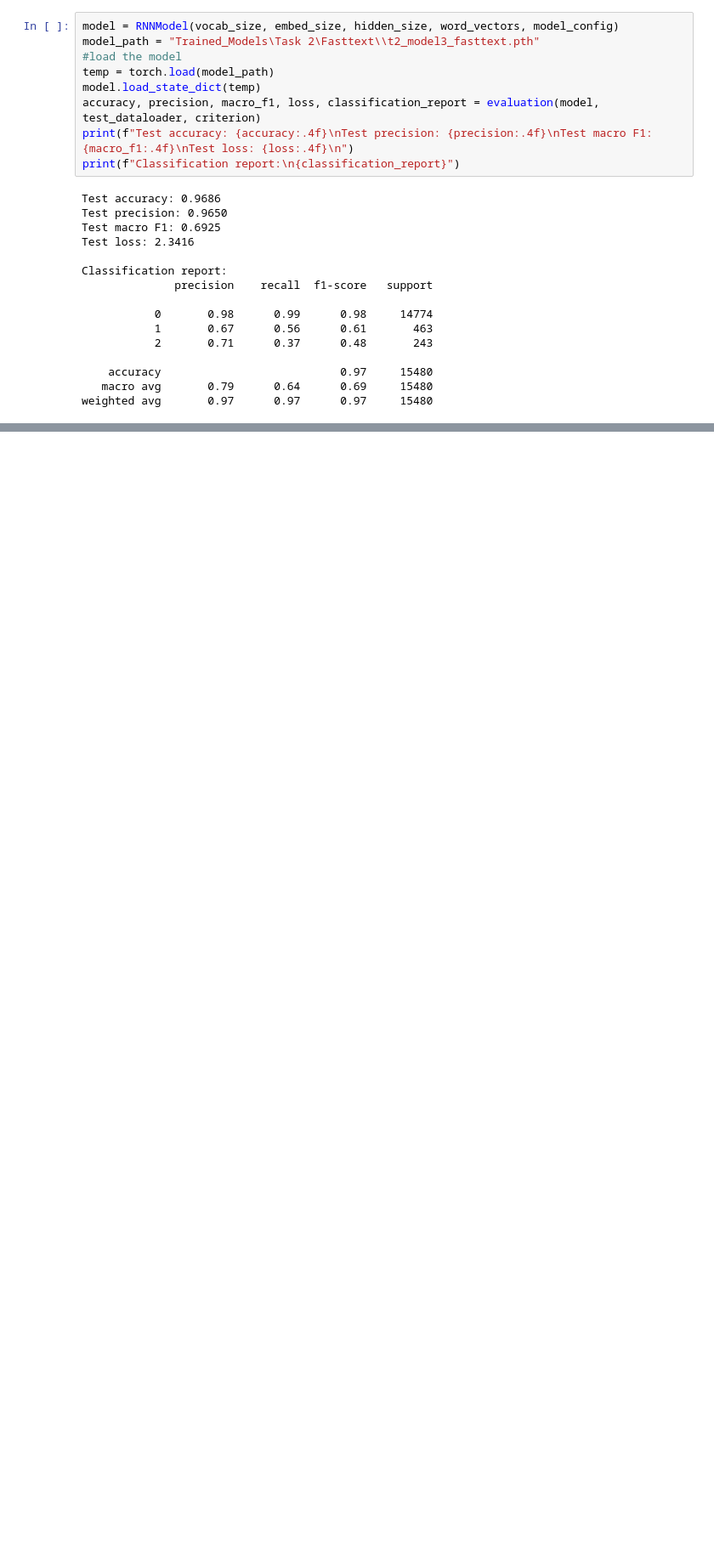
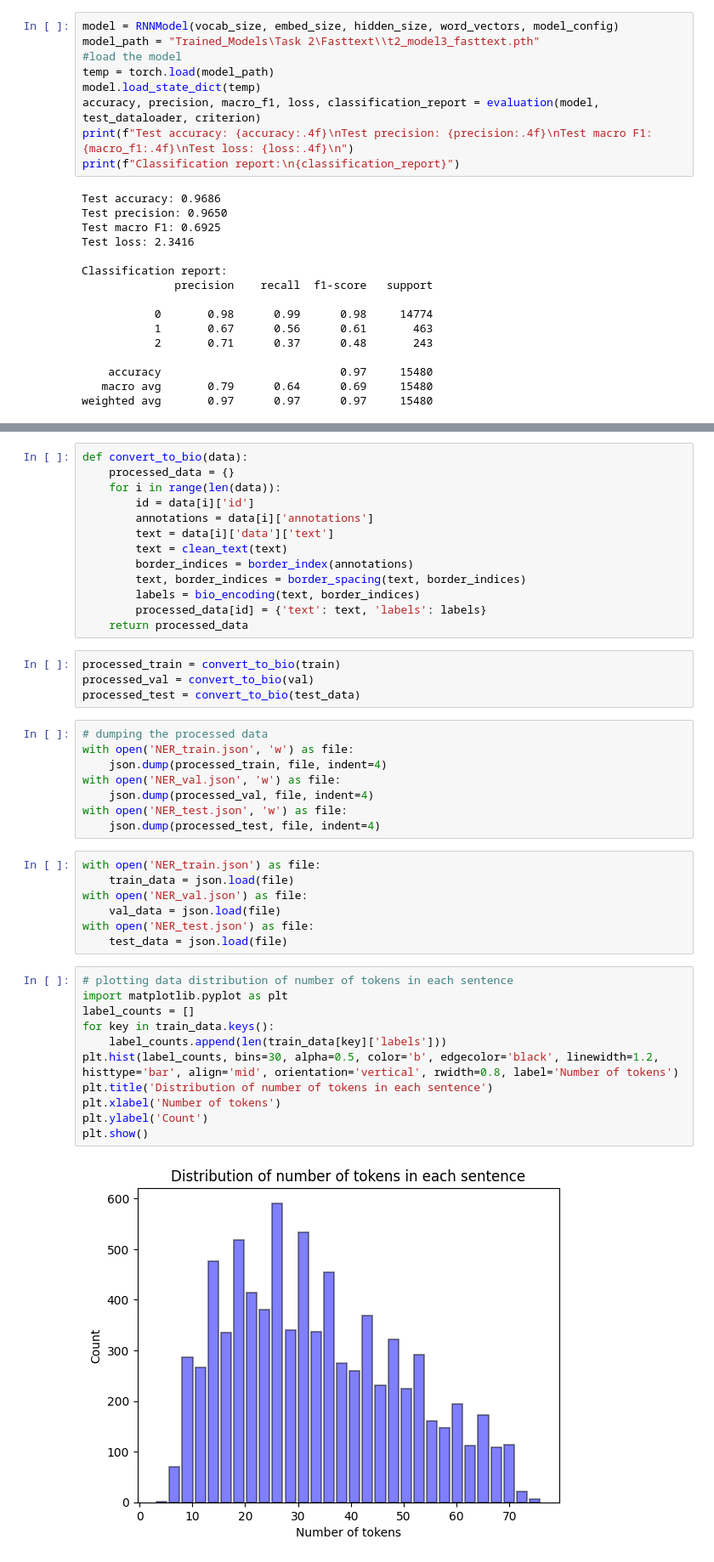
Before and after one commit to Prakhar-Gupta-03/NLP-Assignments, a Jupyter notebook: A2/a2_1_infer_1.ipynb, the cells around one changed output, grey strips where cells are left out. Shown at 85% size. Saved outputs shown, nothing was run; the diff lists cells and outputs as text; blank space fills up the shorter version.

```diff
--- a/A2/a2_1_infer_1.ipynb
+++ b/A2/a2_1_infer_1.ipynb
@@ -858,0 +973,45 @@ weighted avg       0.97      0.97      0.97     15480
+# %%
+def convert_to_bio(data):
+    processed_data = {}
+    for i in range(len(data)):
+        id = data[i]['id']
+        annotations = data[i]['annotations']
+        text = data[i]['data']['text']
+        text = clean_text(text)
+        border_indices = border_index(annotations)
+        text, border_indices = border_spacing(text, border_indices)
+        labels = bio_encoding(text, border_indices)
+        processed_data[id] = {'text': text, 'labels': labels}
+    return processed_data
+# %%
+processed_train = convert_to_bio(train)
+processed_val = convert_to_bio(val)
+processed_test = convert_to_bio(test_data)
+# %%
+# dumping the processed data
+with open('NER_train.json', 'w') as file:
+    json.dump(processed_train, file, indent=4)
+with open('NER_val.json', 'w') as file:
+    json.dump(processed_val, file, indent=4)
+with open('NER_test.json', 'w') as file:
+    json.dump(processed_test, file, indent=4)
+# %%
+with open('NER_train.json') as file:
+    train_data = json.load(file)
+with open('NER_val.json') as file:
+    val_data = json.load(file)
+with open('NER_test.json') as file:
+    test_data = json.load(file)
+# %%
+# plotting data distribution of number of tokens in each sentence
+import matplotlib.pyplot as plt
+label_counts = []
+for key in train_data.keys():
+    label_counts.append(len(train_data[key]['labels']))
+plt.hist(label_counts, bins=30, alpha=0.5, color='b', edgecolor='black', linewidth=1.2, histtype='bar', align='mid', orientation='vertical', rwidth=0.8, label='Number of tokens')
+plt.title('Distribution of number of tokens in each sentence')
+plt.xlabel('Number of tokens')
+plt.ylabel('Count')
+plt.show()
+# %% [output]
+[figure, added]
```
Also changed, not shown: parts of 74 cells of this notebook.
